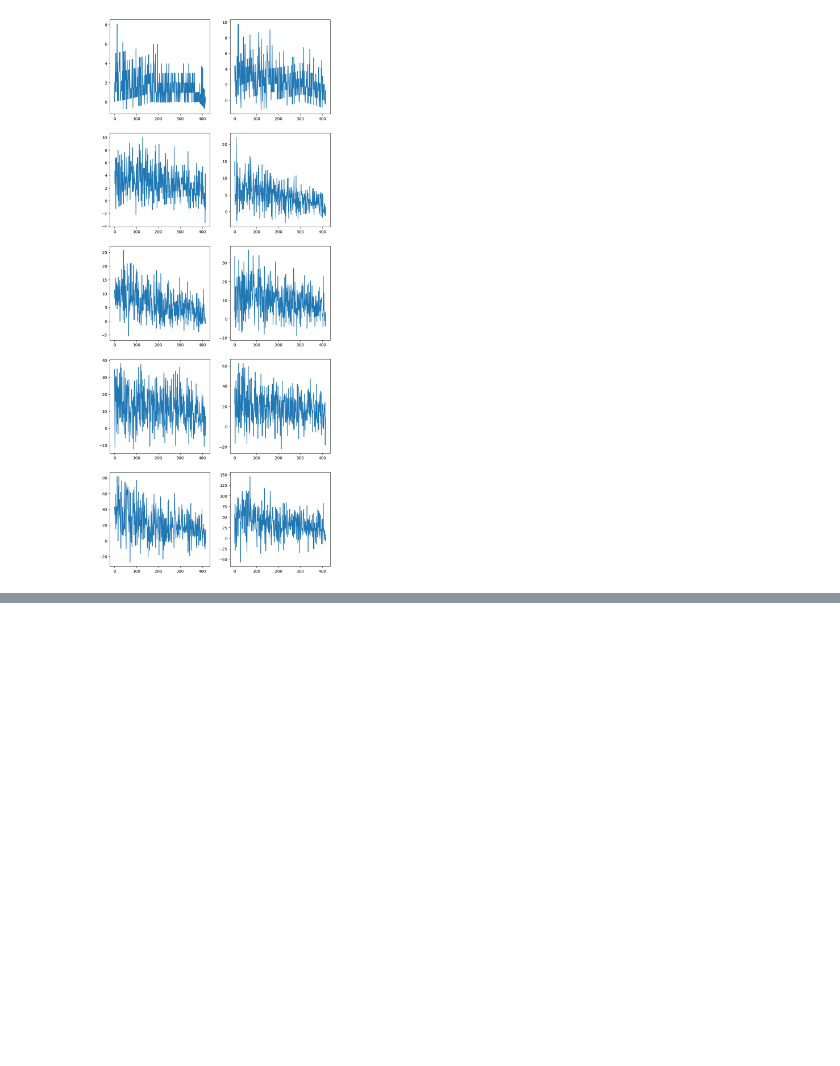
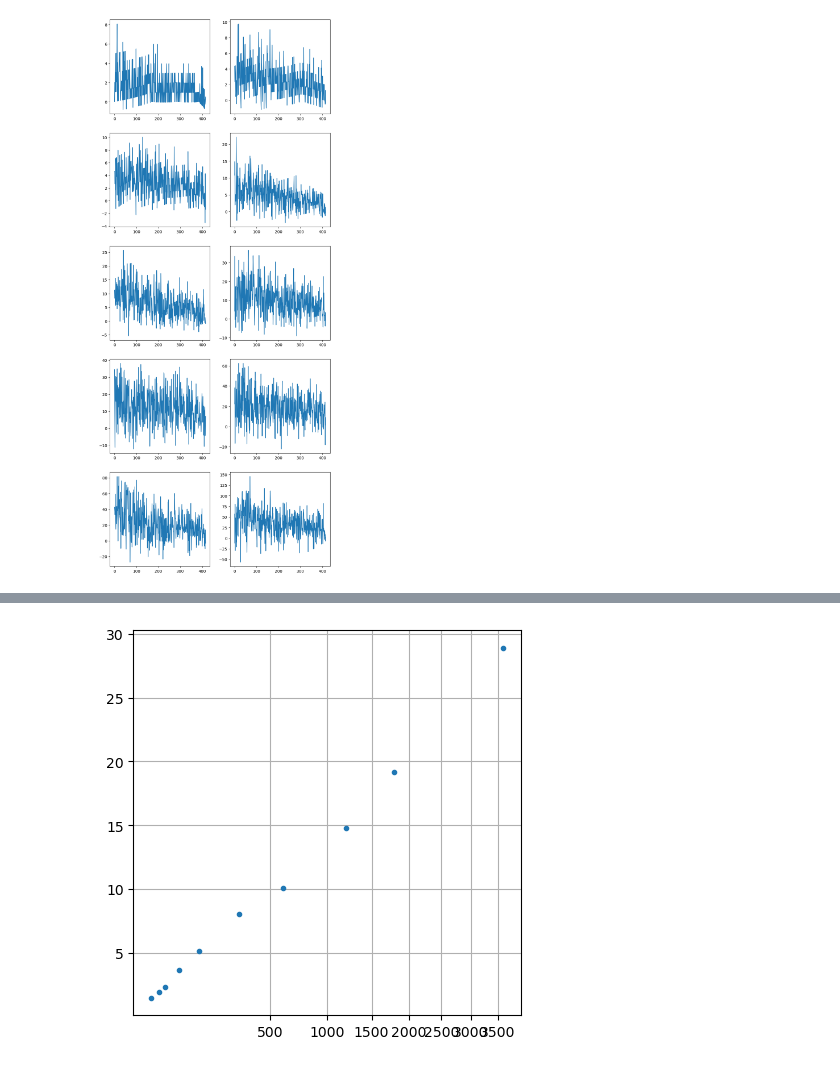
Before and after one commit to ELFREELAND/xrf-thickness-studies, a Jupyter notebook: 20230712_CVD_3158_scantime/scan_time_studies.ipynb, the cells around one changed output, grey strips where cells are left out. Saved outputs shown, nothing was run; the diff lists cells and outputs as text; code cells hidden in the pictures; blank space fills up the shorter version.

```diff
--- a/20230712_CVD_3158_scantime/scan_time_studies.ipynb
+++ b/20230712_CVD_3158_scantime/scan_time_studies.ipynb
@@ -54,0 +91,20 @@ plt.show()
+# %%
+f, ax = plt.subplots(figsize=(5, 5))
+
+times = np.array([10, 20, 30, 60, 120, 300, 600, 1200, 1800, 3600])
+
+stds=[]
+
+for i in list(dat):
+    stds.append(np.std(dat[i][1][2500:3000] - dat[i][3][2500:3000]))
+
+stds = np.array(stds)
+
+ax.set_xscale("function", functions=(np.sqrt, lambda x: x*x))
+ax.plot(times, stds, ".")
+
+ax.grid(True)
+
+plt.show()
+# %% [output]
+[figure, added]
```
Also changed, not shown: parts of 6 cells of this notebook.
